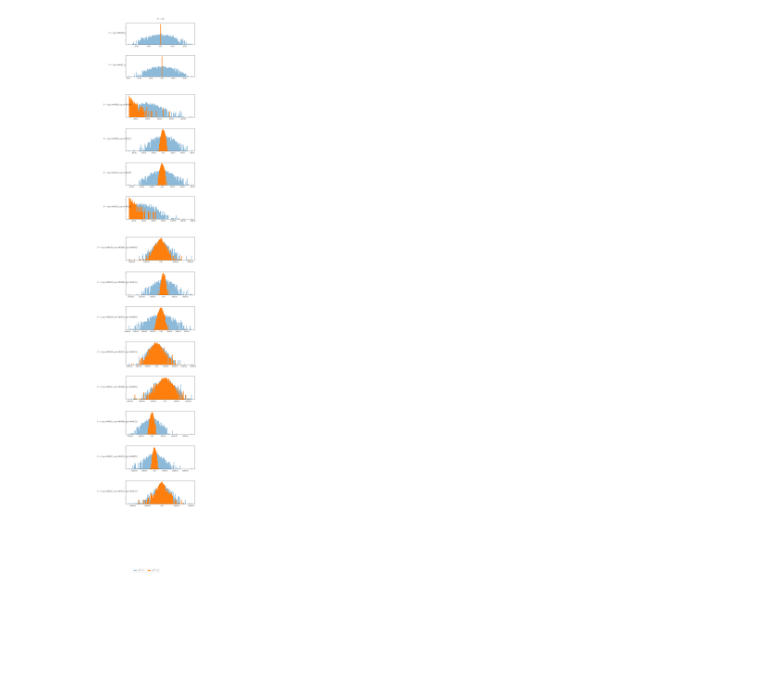
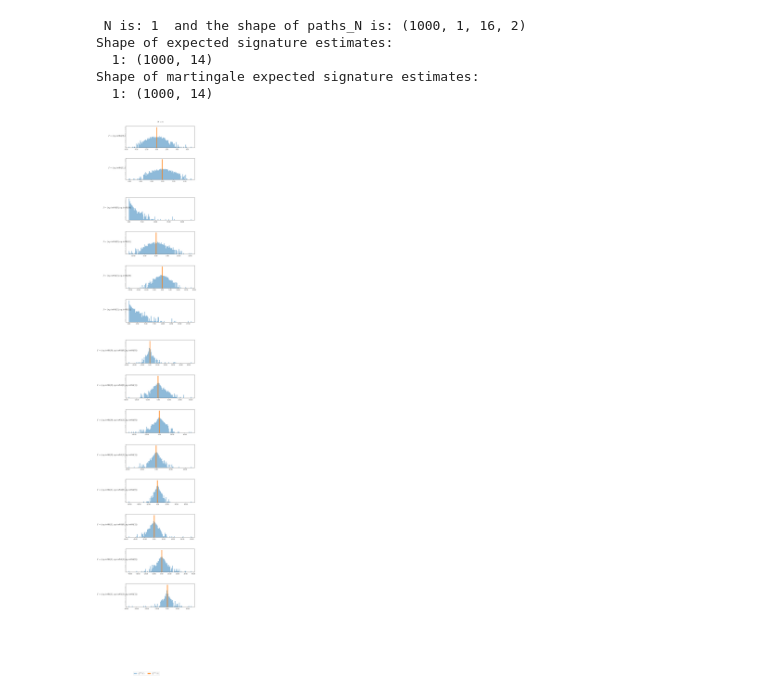
Before and after one commit to kro0l1k/esig_fork, a Jupyter notebook: simulations.ipynb, the cells around one changed output. Saved outputs shown, nothing was run; the diff lists cells and outputs as text; code cells hidden in the pictures; blank space fills up the shorter version.

Commit message:
tried fixing the martingale correction for the coredinates
idk everything collapses now -- something is really fishy. ill
reimplement it in the rica library

```diff
--- a/simulations.ipynb
+++ b/simulations.ipynb
@@ -176,6 +288,0 @@ print(" shape of OU_path after reshaping: ", OU_path.shape)
-# %%
-N = max(Ns)
-esig_estimates_OU = {}
-martingale_esig_estimates_OU = {}
-esig_estimates_OU[N] = expected_signature_estimate(OU_path, max_depth, martingale_indices=None)
-martingale_esig_estimates_OU[N] = expected_signature_estimate(OU_path, max_depth, martingale_indices=list(range(dims)))
@@ -181,0 +317,14 @@ martingale_esig_estimates_OU[N] = expected_signature_estimate(OU_path, max_depth
+# %%
+# Plot the first 100 time indices of the flattened OU path (OU_path_flat)
+n_plot = 100
+t = np.arange(n_plot)
+
+fig, ax = plt.subplots(figsize=(10, 4))
+ax.plot(t, OU_path_flat[:n_plot, 0], label='dimension 0')
+ax.plot(t, OU_path_flat[:n_plot, 1], label='dimension 1')
+ax.set_xlabel('time index')
+ax.set_ylabel('value')
+ax.set_title('First 100 time indices of OU_path_flat')
+ax.legend()
+ax.grid(True)
+plt.show()
@@ -182,3 +395,25 @@ martingale_esig_estimates_OU[N] = expected_signature_estimate(OU_path, max_depth
+# %%
+esig_estimates_OU = {}
+martingale_esig_estimates_OU = {}
+
+for N in Ns:
+    paths_N = OU_path[:, :N, ::2**(N_max - N), :]
+    print(" N is:", N, " and the shape of paths_N is:", paths_N.shape)
+    esig_estimates_OU[N] = expected_signature_estimate(paths_N, max_depth, martingale_indices=None)
+    martingale_esig_estimates_OU[N] = expected_signature_estimate(paths_N, max_depth, martingale_indices=list(range(dims)))
+
+print("Shape of expected signature estimates:")
+for key, value in esig_estimates_OU.items():
+    print(f"  {key}: {value.shape}")
+print("Shape of martingale expected signature estimates:")
+for key, value in martingale_esig_estimates_OU.items():
+    print(f"  {key}: {value.shape}")
+# %% [output]
+ N is: 1  and the shape of paths_N is: (1000, 1, 16, 2)
+Shape of expected signature estimates:
+  1: (1000, 14)
+Shape of martingale expected signature estimates:
+  1: (1000, 14)
 # %%
 # genereate the same plot for the samples stored in esig_estimates_OU and martingale_esig_estimates_OU:
 rcParams.update({'text.usetex': True})
@@ -232,36 +467,37 @@ for depth in range(1, max_depth + 1):
                 ax.set_yscale('log')
 
             if with_exact:
                 if process == 'BM':
                     exact_value = expected_signature_BM(I, T=T, d=dims)
                 else:
                     raise ValueError(f'Unknown/unimplemented exact expected signature for process = {process}')
                 ax.scatter(exact_value, 0, s=50, color='black', label=r'$\phi_I(T)$', zorder=3, clip_on=False)
 
 
             y_max = max(y_max, ax.get_ylim()[-1])
 
             ax.xaxis.set_major_formatter(ScalarFormatter())
             ax.xaxis.set_major_formatter(plt.FuncFormatter(lambda val, pos: f'{val:.2f}'))
             ax.set_yticks([])
             ax.set_yticklabels([])
 
             axes.append(ax)
 
-        # set same y_lims
+        # set same y_lims only for non-log scale axes
         for ax in axes:
-            ax.set_ylim(0, y_max)
+            if ax.get_yscale() != 'log':
+                ax.set_ylim(0, y_max)
 
     row_start = row_end
 
 handles, labels = ax.get_legend_handles_labels()
 unique_labels = dict(zip(labels, handles))
 fig.legend(unique_labels.values(), unique_labels.keys(), loc='lower center', ncol=len(unique_labels))
 
 fig.tight_layout()
 plt.show()
 # %% [output]
-[figure, old version]
+[figure, new version]
 # %%
 esig_means = {N: np.mean(esig_estimates_OU[N], axis=0) for N in Ns}
 martingale_esig_means = {N: np.mean(martingale_esig_estimates_OU[N], axis=0) for N in Ns}
```
Also changed, not shown: parts of 32 cells of this notebook, 3 other files.
